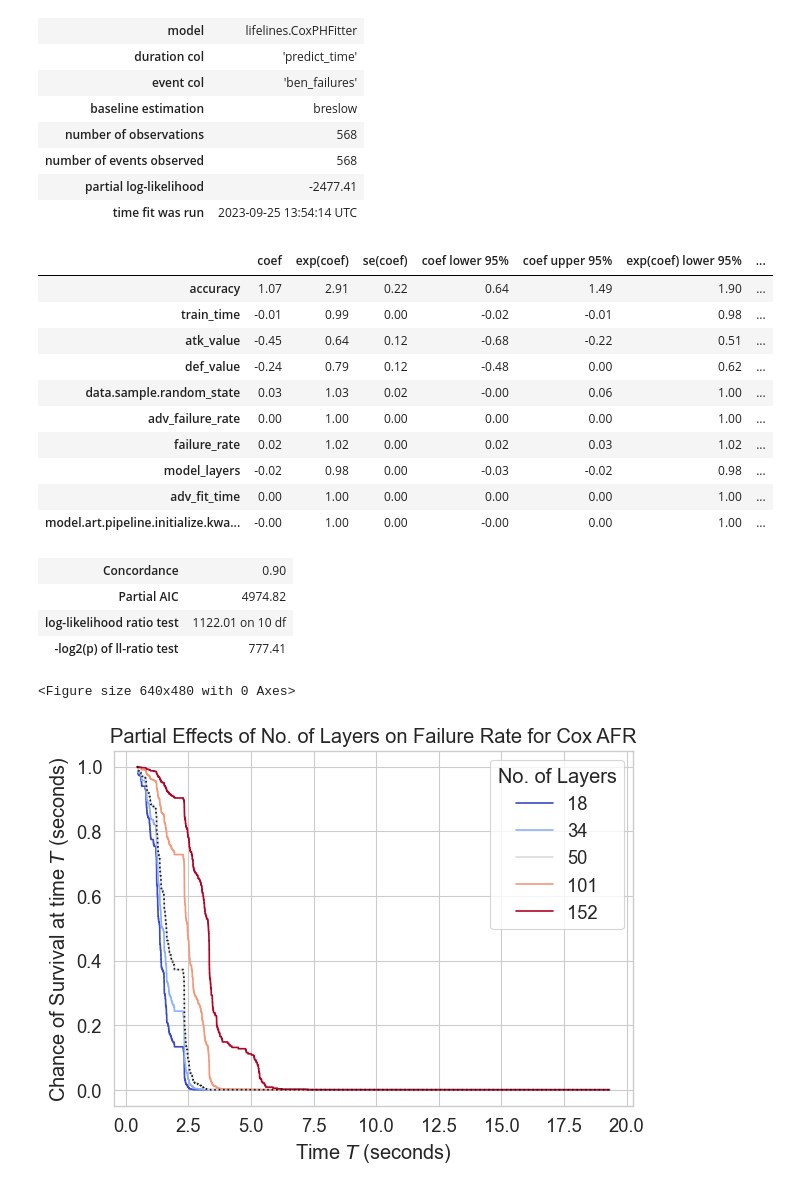
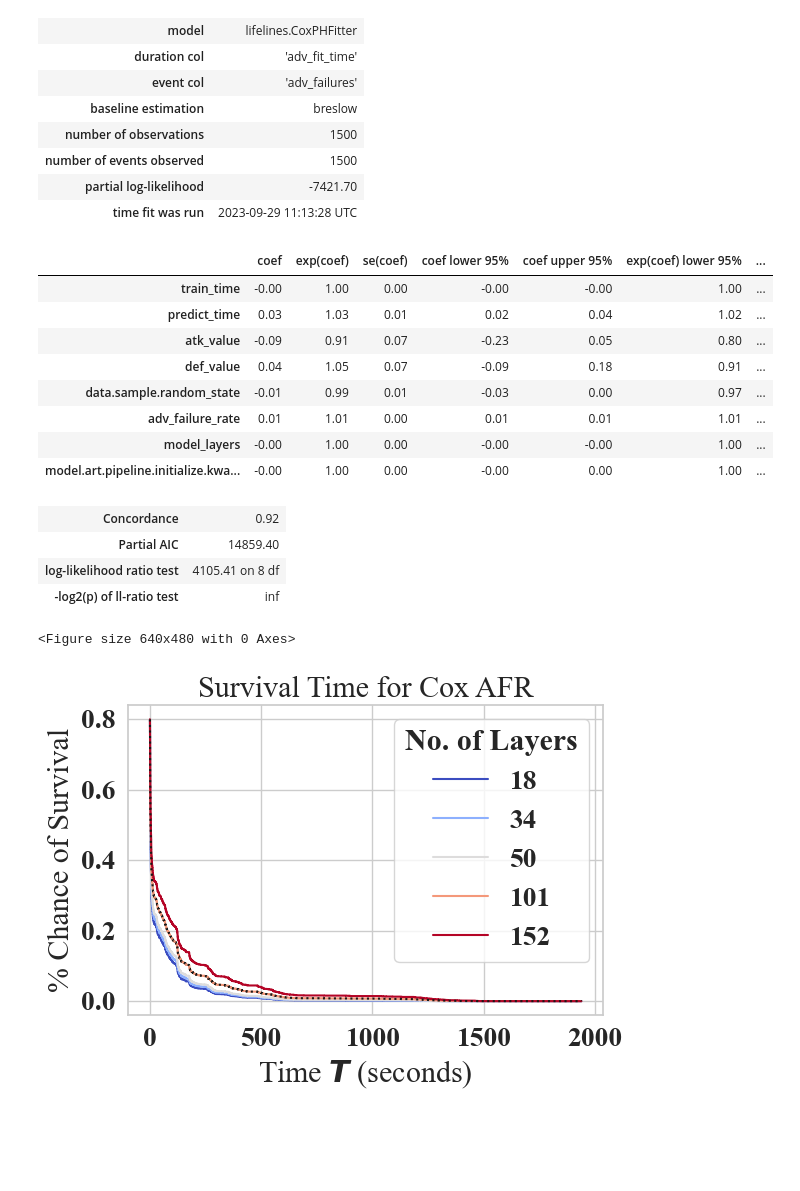
Before and after one commit to simplymathematics/deckard, a Jupyter notebook: examples/pytorch/weibull.ipynb, the cells around one changed output. Drawn from its saved outputs; the diff is of its cells as text; code cells hidden in the pictures; blank space fills up the shorter version.

```diff
--- a/examples/pytorch/weibull.ipynb
+++ b/examples/pytorch/weibull.ipynb
@@ -162,14 +168,14 @@ def clean_data_for_aft(
 
 
 kwarg_list = [
-    "accuracy",
+    # "accuracy",
     "train_time",
     "predict_time",
     "atk_value",
     "def_value",
     "data.sample.random_state",
     "adv_failure_rate",
-    "failure_rate",
+    # "failure_rate",
     "model_layers",
     "adv_fit_time",
     # "atk_param",
@@ -186,10 +192,10 @@ kwarg_list = [
 
 # cleaned['accuracy'] = y
 # %%
-data.loc[:, "adv_failures"] = (1 - data.loc[:, "adv_accuracy"]) * 100
-data.loc[:, "ben_failures"] = (1 - data.loc[:, "accuracy"]) * 100
-target = "ben_failures"
-duration_col = "predict_time"
+data.loc[:, "adv_failures"] = (1 - data.loc[:, "adv_accuracy"])
+data.loc[:, "ben_failures"] = (1 - data.loc[:, "accuracy"])
+target = "adv_failures"
+duration_col = "adv_fit_time"
 cleaned, y, data = clean_data_for_aft(data, kwarg_list,  target=target)
 X_train, X_test, y_train, y_test = train_test_split(cleaned, y,  test_size=0.2, random_state=42)
 assert target in cleaned, f"Target {target} not in dataframe with columns {cleaned.columns}"
@@ -339,7 +343,7 @@ cox_afr, cft = plot_aft(
     file = "cox_aft.pdf",
     event_col = target,
     duration_col = duration_col,
-    title = "Cox AFT Model",
+    title = "Cox AFR Model",
     mtype = "cox",
     replacement_dict=cox_dict,
 )
@@ -351,8 +355,8 @@ cox_partial = plot_partial_effects(
     covariate_array = "model_layers",
     values_array = [18, 34, 50, 101, 152],
     replacement_dict=cox_dict,
-    title="Partial Effects of No. of Layers on Failure Rate for Cox AFR",
-    ylabel="Chance of Survival at time $T$ (seconds)",
+    title="Survival Time for Cox AFR",
+    ylabel="% Chance of Survival",
     xlabel="Time $T$ (seconds)",
     legend_kwargs={"title" : "No. of Layers", "labels" : ["18", "34", "50", "101", "152"]},
 )
@@ -361,28 +365,26 @@ cox_partial = plot_partial_effects(
 | model | lifelines.CoxPHFitter |
-| duration col | 'predict_time' |
-| event col | 'ben_failures' |
+| duration col | 'adv_fit_time' |
+| event col | 'adv_failures' |
 | baseline estimation | breslow |
-| number of observations | 568 |
-| number of events observed | 568 |
-| partial log-likelihood | -2477.41 |
-| time fit was run | 2023-09-25 13:54:14 UTC |
+| number of observations | 1500 |
+| number of events observed | 1500 |
+| partial log-likelihood | -7421.70 |
+| time fit was run | 2023-09-29 11:13:28 UTC |
 |  | coef | exp(coef) | se(coef) | coef lower 95% | coef upper 95% | exp(coef) lower 95% | ... |
-| accuracy | 1.07 | 2.91 | 0.22 | 0.64 | 1.49 | 1.90 | ... |
-| train_time | -0.01 | 0.99 | 0.00 | -0.02 | -0.01 | 0.98 | ... |
-| atk_value | -0.45 | 0.64 | 0.12 | -0.68 | -0.22 | 0.51 | ... |
-| def_value | -0.24 | 0.79 | 0.12 | -0.48 | 0.00 | 0.62 | ... |
-| data.sample.random_state | 0.03 | 1.03 | 0.02 | -0.00 | 0.06 | 1.00 | ... |
-| adv_failure_rate | 0.00 | 1.00 | 0.00 | 0.00 | 0.00 | 1.00 | ... |
-| failure_rate | 0.02 | 1.02 | 0.00 | 0.02 | 0.03 | 1.02 | ... |
-| model_layers | -0.02 | 0.98 | 0.00 | -0.03 | -0.02 | 0.98 | ... |
-| adv_fit_time | 0.00 | 1.00 | 0.00 | 0.00 | 0.00 | 1.00 | ... |
+| train_time | -0.00 | 1.00 | 0.00 | -0.00 | -0.00 | 1.00 | ... |
+| predict_time | 0.03 | 1.03 | 0.01 | 0.02 | 0.04 | 1.02 | ... |
+| atk_value | -0.09 | 0.91 | 0.07 | -0.23 | 0.05 | 0.80 | ... |
+| def_value | 0.04 | 1.05 | 0.07 | -0.09 | 0.18 | 0.91 | ... |
+| data.sample.random_state | -0.01 | 0.99 | 0.01 | -0.03 | 0.00 | 0.97 | ... |
+| adv_failure_rate | 0.01 | 1.01 | 0.00 | 0.01 | 0.01 | 1.01 | ... |
+| model_layers | -0.00 | 1.00 | 0.00 | -0.00 | -0.00 | 1.00 | ... |
 | model.art.pipeline.initialize.kwa... | -0.00 | 1.00 | 0.00 | -0.00 | 0.00 | 1.00 | ... |
-| Concordance | 0.90 |
-| Partial AIC | 4974.82 |
-| log-likelihood ratio test | 1122.01 on 10 df |
-| -log2(p) of ll-ratio test | 777.41 |
+| Concordance | 0.92 |
+| Partial AIC | 14859.40 |
+| log-likelihood ratio test | 4105.41 on 8 df |
+| -log2(p) of ll-ratio test | inf |
 <Figure size 640x480 with 0 Axes>
-[figure, old version]
+[figure, new version]
 # %%
 log_normal_dict = {
     "Intercept: sigma_": "$\sigma$",
```
Also changed, not shown: parts of 10 cells of this notebook, 9 other files.
